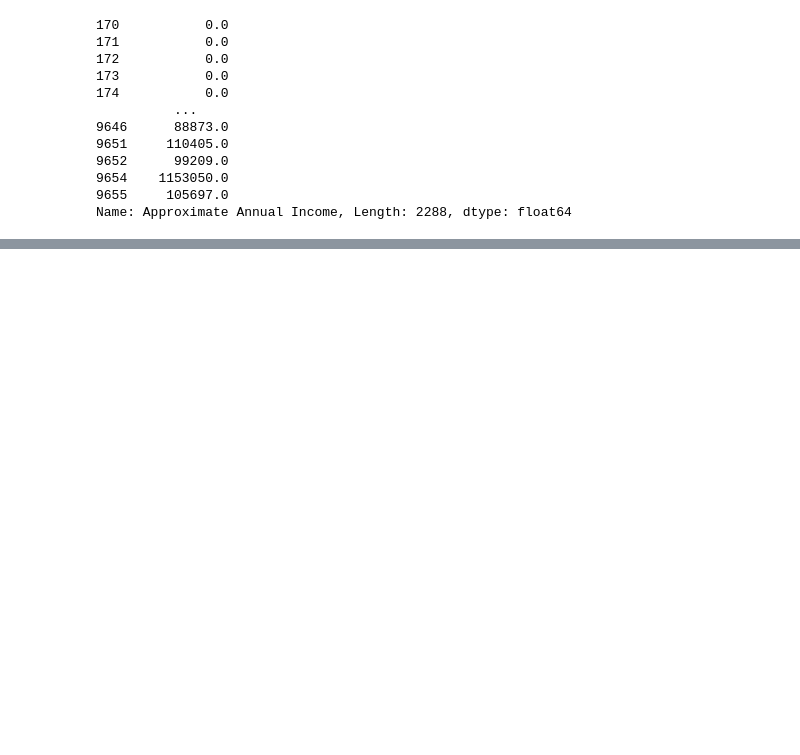
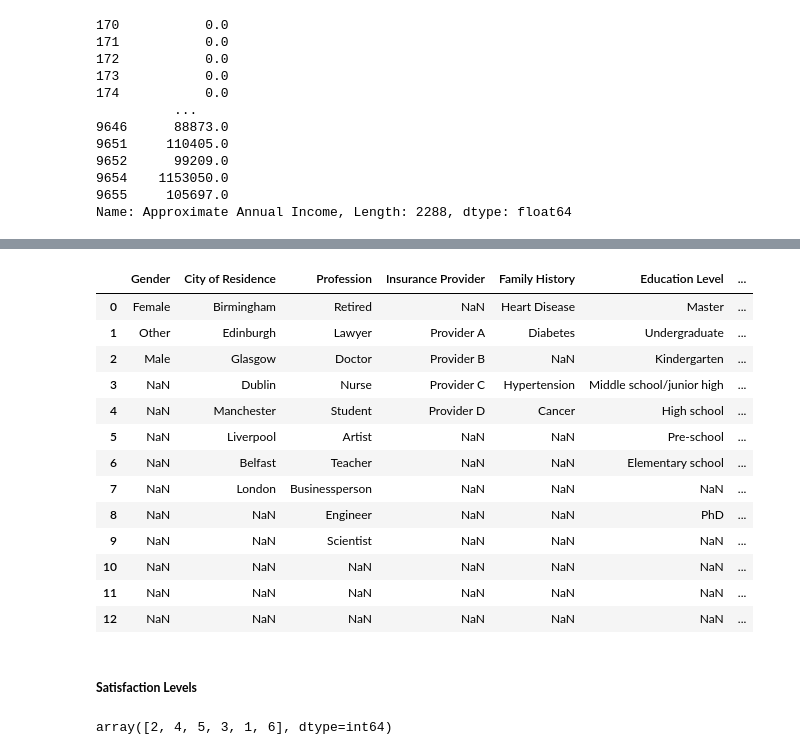
Before and after one commit to gugaffranco/datapreprocessing, a Jupyter notebook: G08 - Code.ipynb, the cells around one changed output, grey strips where cells are left out. Saved outputs shown, nothing was run; the diff lists cells and outputs as text; code cells hidden in the pictures; blank space fills up the shorter version.

```diff
--- a/G08 - Code.ipynb
+++ b/G08 - Code.ipynb
@@ -154,0 +173,26 @@ Name: Approximate Annual Income, Length: 2288, dtype: float64
+# %%
+categorical_variables = [ "Gender", "City of Residence", "Profession", "Insurance Provider", "Family History", "Education Level", "Marital Status", "Department"]
+# %%
+unique_values_df = pd.DataFrame({var : pd.Series(project_data[var].unique()) for var in categorical_variables })
+unique_values_df
+# %% [output]
+|  | Gender | City of Residence | Profession | Insurance Provider | Family History | Education Level | ... |
+| 0 | Female | Birmingham | Retired | NaN | Heart Disease | Master | ... |
+| 1 | Other | Edinburgh | Lawyer | Provider A | Diabetes | Undergraduate | ... |
+| 2 | Male | Glasgow | Doctor | Provider B | NaN | Kindergarten | ... |
+| 3 | NaN | Dublin | Nurse | Provider C | Hypertension | Middle school/junior high | ... |
+| 4 | NaN | Manchester | Student | Provider D | Cancer | High school | ... |
+| 5 | NaN | Liverpool | Artist | NaN | NaN | Pre-school | ... |
+| 6 | NaN | Belfast | Teacher | NaN | NaN | Elementary school | ... |
+| 7 | NaN | London | Businessperson | NaN | NaN | NaN | ... |
+| 8 | NaN | NaN | Engineer | NaN | NaN | PhD | ... |
+| 9 | NaN | NaN | Scientist | NaN | NaN | NaN | ... |
+| 10 | NaN | NaN | NaN | NaN | NaN | NaN | ... |
+| 11 | NaN | NaN | NaN | NaN | NaN | NaN | ... |
+| 12 | NaN | NaN | NaN | NaN | NaN | NaN | ... |
+# %% [markdown]
+##### **Satisfaction Levels**
+# %%
+project_data["Satisfaction Level"].unique()
+# %% [output]
+array([2, 4, 5, 3, 1, 6], dtype=int64)
```
Also changed, not shown: parts of 16 cells of this notebook.
